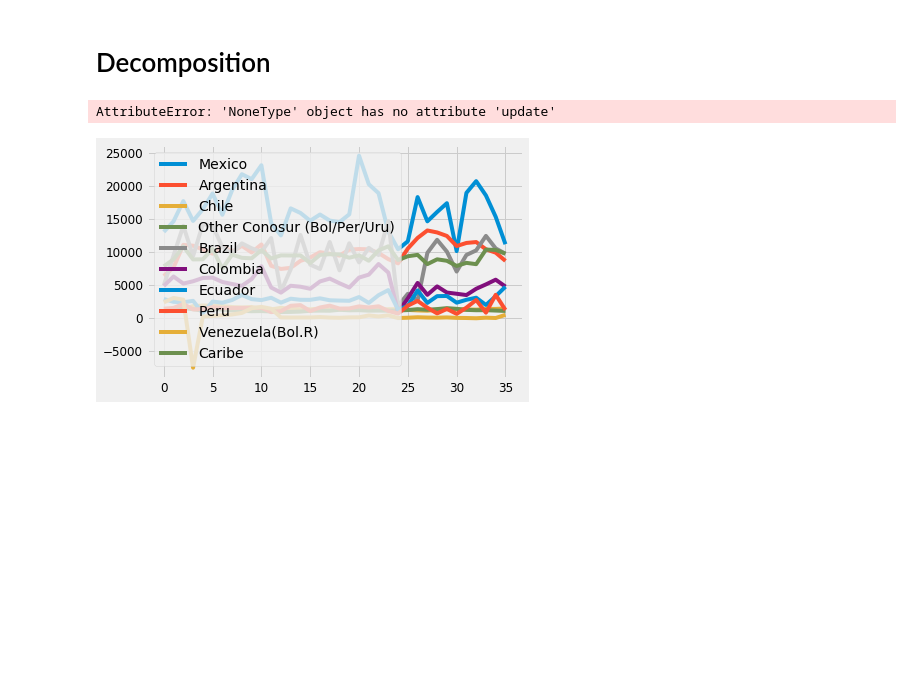
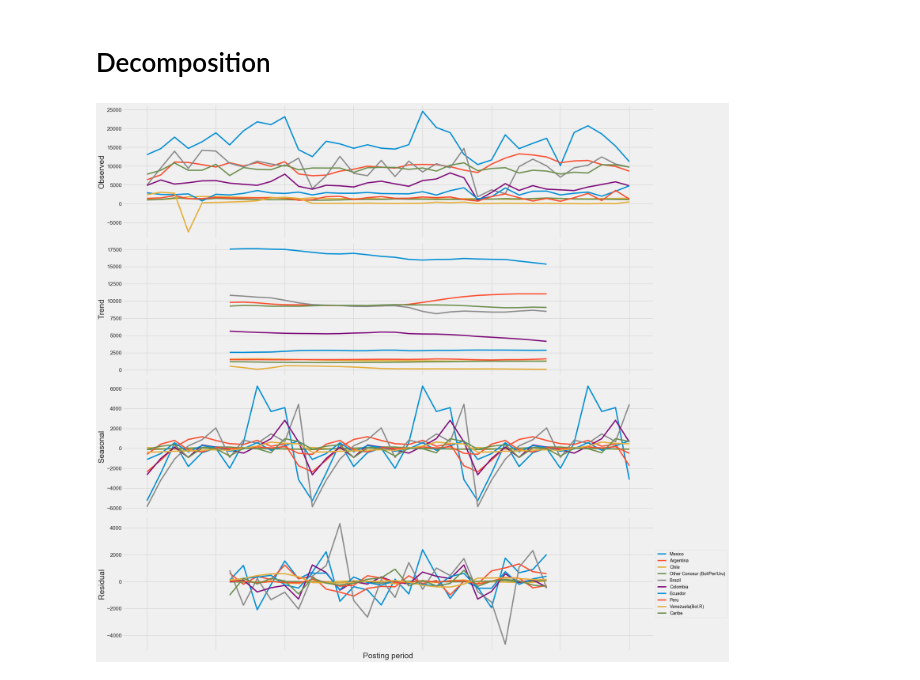
Before and after one commit to erg0-0/TimeSeries, a Jupyter notebook: Forecast 2019/Forecast_sales_prediction.ipynb, the cells around one changed output. Cells and saved outputs as stored; diff of their text form; code cells hidden in the pictures; blank space fills up the shorter version.

```diff
--- a/Forecast 2019/Forecast_sales_prediction.ipynb
+++ b/Forecast 2019/Forecast_sales_prediction.ipynb
@@ -85,23 +86,32 @@ plt.show()
 # %% [markdown]
 # Decomposition
 # %%
-ax = df.plot(xticks=df.index, rot=65, legend=True)
-ax.set_xticklabels(df['Posting period'])
-plt.legend(loc='center left', bbox_to_anchor=(1, 0.5))
-plt.show()
+#df.plot(xticks=df.index, rot=65, legend=True)
+#plt.legend(loc='center left', bbox_to_anchor=(1, 0.5))
+#ax.set_xticklabels(df[0])
+#df.plot(xticks=df.index, rot=65, legend=True)
+#plt.show()
 
-#y = df['Mexico', 'Argentina', 'Chile', 'Other Conosur (Bol/Per/Uru)', 'Brazil', 'Colombia', 'Ecuador', 'Peru','Venezuela(Bol.R)', 'Caribe']
+y = df
+#['Mexico', 'Argentina', 'Chile', 'Other Conosur (Bol/Per/Uru)', 'Brazil', 'Colombia', 'Ecuador', 'Peru','Venezuela(Bol.R)', 'Caribe']
 #rcParams['figure.figsize'] = 18, 8
 
 #'Mexico', 'Argentina', 'Chile', 'Other Conosur (Bol/Per/Uru)',
 #'Brazil', 'Colombia', 'Ecuador', 'Peru','Venezuela(Bol.R)', 'Caribe'
-# %% [output]
-AttributeError: 'NoneType' object has no attribute 'update'
-[figure, removed]
 # %%
+from pylab import rcParams
+rcParams['figure.figsize'] = 25, 25
 decomposition = sm.tsa.seasonal_decompose(y, model='additive', freq=12)
-print(type(decomposition))
+fig = decomposition.plot()
+plt.rcParams['lines.linewidth'] = 4
+plt.legend(loc='center left', bbox_to_anchor=(1, 0.5))
+plt.show()
+
+#decomposition = sm.tsa.seasonal_decompose(y, model='additive', freq=12)
+#print(type(decomposition))
 
 #ax = decomposition.plot(xticks=df.index, rot=65, legend=True)
 #ax.set_xticklabels(df['Posting period'])
 #plt.legend(loc='center left', bbox_to_anchor=(1, 0.5))
+# %% [output]
+[figure, added]
```
Also changed, not shown: parts of 7 cells of this notebook.
